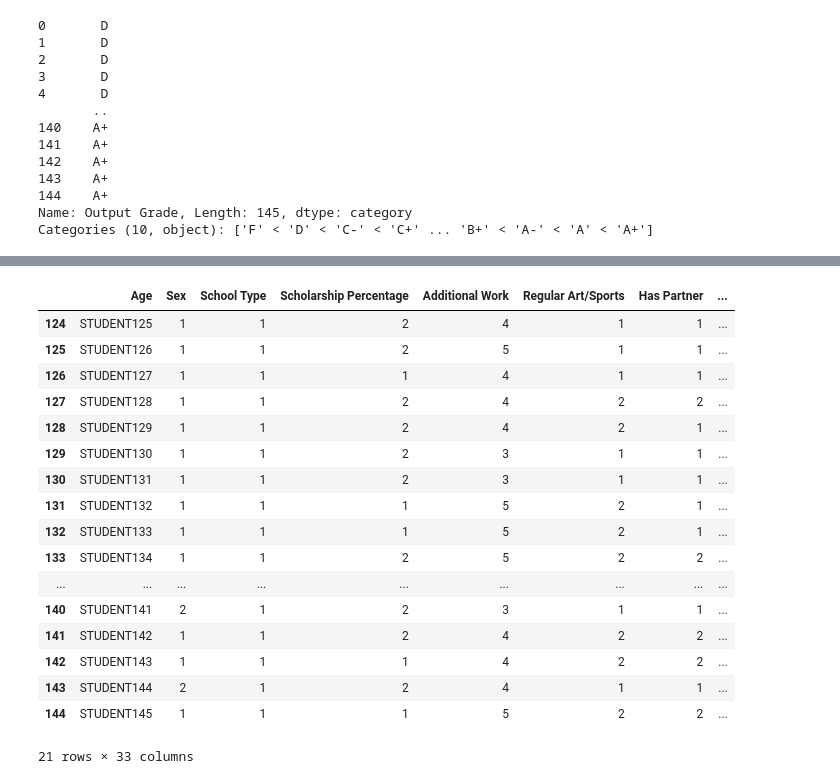
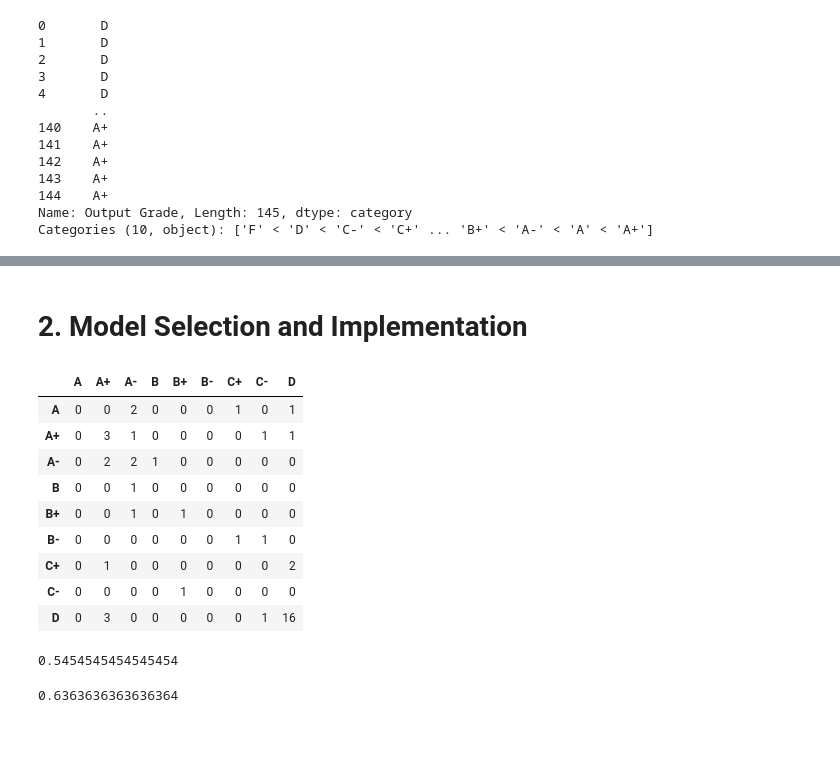
Before and after one commit to aesareen/aesareen.github.io, a Jupyter notebook: assets/jupyter/project_2.ipynb, the cells around one changed output, grey strips where cells are left out. Drawn from its saved outputs; the diff is of its cells as text; code cells hidden in the pictures; blank space fills up the shorter version.

```diff
--- a/assets/jupyter/project_2.ipynb
+++ b/assets/jupyter/project_2.ipynb
@@ -150,21 +179,11 @@ FigureCanvasAgg is non-interactive, and thus cannot be shown
-# %%
-edu_df.loc[edu_df['Output Grade'] == 'A+']
-# %% [output]
-|  | Age | Sex | School Type | Scholarship Percentage | Additional Work | Regular Art/Sports | Has Partner | ... |
-| 124 | STUDENT125 | 1 | 1 | 2 | 4 | 1 | 1 | ... |
-| 125 | STUDENT126 | 1 | 1 | 2 | 5 | 1 | 1 | ... |
-| 126 | STUDENT127 | 1 | 1 | 1 | 4 | 1 | 1 | ... |
-| 127 | STUDENT128 | 1 | 1 | 2 | 4 | 2 | 2 | ... |
-| 128 | STUDENT129 | 1 | 1 | 2 | 4 | 2 | 1 | ... |
-| 129 | STUDENT130 | 1 | 1 | 2 | 3 | 1 | 1 | ... |
-| 130 | STUDENT131 | 1 | 1 | 2 | 3 | 1 | 1 | ... |
-| 131 | STUDENT132 | 1 | 1 | 1 | 5 | 2 | 1 | ... |
-| 132 | STUDENT133 | 1 | 1 | 1 | 5 | 2 | 1 | ... |
-| 133 | STUDENT134 | 1 | 1 | 2 | 5 | 2 | 2 | ... |
-| ... | ... | ... | ... | ... | ... | ... | ... | ... |
-| 140 | STUDENT141 | 2 | 1 | 2 | 3 | 1 | 1 | ... |
-| 141 | STUDENT142 | 1 | 1 | 2 | 4 | 2 | 2 | ... |
-| 142 | STUDENT143 | 1 | 1 | 1 | 4 | 2 | 2 | ... |
-| 143 | STUDENT144 | 2 | 1 | 2 | 4 | 1 | 1 | ... |
-| 144 | STUDENT145 | 1 | 1 | 1 | 5 | 2 | 2 | ... |
-21 rows × 33 columns
+# %% [markdown]
+# 2. Model Selection and Implementation
+# %%
+# Before we do anything, we want to split our data up into training and testing datasets
+
+# Going to modify our features a bit so we are dropping columns that aren't relevant or won't just blatantly discriminate, along with our target
+X = edu_df.drop(columns = ['Age', 'Sex', 'School Type', 'Student ID', 'Parental Status', 'Has Partner', 'Output Grade', ''])
+y = edu_df['Output Grade'].to_numpy()
+
+# Opting for a slightly bigger test size here given our smaller dataset along with stratifying given the heavy skew in grades that we saw with the previous visualization
+X_train, X_test, y_train, y_test = train_test_split(X, y, test_size=.3, random_state = 11, stratify = y)
@@ -170,0 +241,31 @@ edu_df.loc[edu_df['Output Grade'] == 'A+']
+# %%
+svc = SVC(random_state = 11, kernel = 'poly', degree = 12)
+
+svc.fit(X_train, y_train)
+
+accuracy_calc(svc, X_test, y_test)
+confusion_matrix_calc(svc, X_test, y_test)
+# %% [output]
+|  | A | A+ | A- | B | B+ | B- | C+ | C- | D |
+| A | 0 | 0 | 2 | 0 | 0 | 0 | 1 | 0 | 1 |
+| A+ | 0 | 3 | 1 | 0 | 0 | 0 | 0 | 1 | 1 |
+| A- | 0 | 2 | 2 | 1 | 0 | 0 | 0 | 0 | 0 |
+| B | 0 | 0 | 1 | 0 | 0 | 0 | 0 | 0 | 0 |
+| B+ | 0 | 0 | 1 | 0 | 1 | 0 | 0 | 0 | 0 |
+| B- | 0 | 0 | 0 | 0 | 0 | 0 | 1 | 1 | 0 |
+| C+ | 0 | 1 | 0 | 0 | 0 | 0 | 0 | 0 | 2 |
+| C- | 0 | 0 | 0 | 0 | 1 | 0 | 0 | 0 | 0 |
+| D | 0 | 3 | 0 | 0 | 0 | 0 | 0 | 1 | 16 |
+# %%
+# TODO: Try a Random Forest
+rf = RandomForestClassifier(random_state = 11, max_depth = 7)
+rf.fit(X_train, y_train)
+accuracy_score(y_test, rf.predict(X_test))
+# %% [output]
+0.5454545454545454
+# %%
+gb = GradientBoostingClassifier(n_estimators = 150, learning_rate = .15, max_depth = 1, random_state = 11)
+gb.fit(X_train, y_train)
+accuracy_score(y_test, gb.predict(X_test))
+# %% [output]
+0.6363636363636364
```
Also changed, not shown: parts of 5 cells of this notebook, 2 other files.
